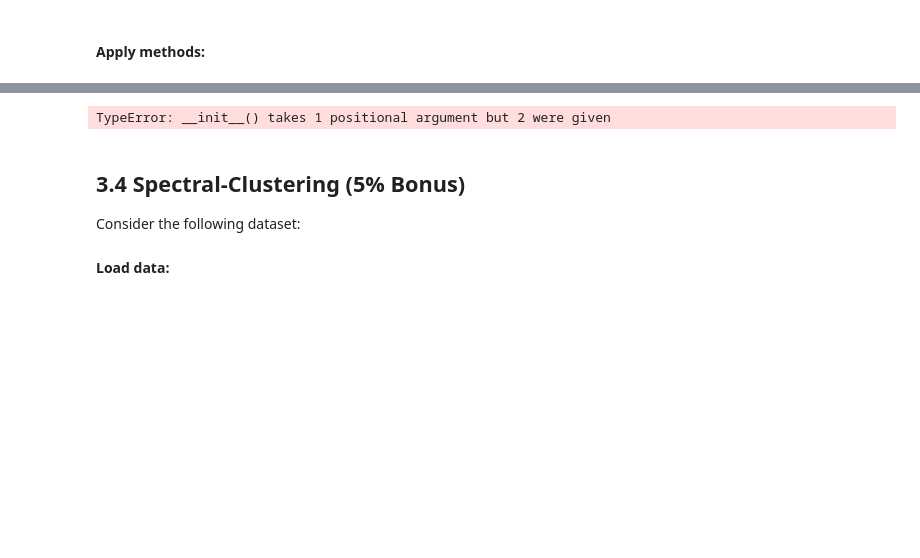
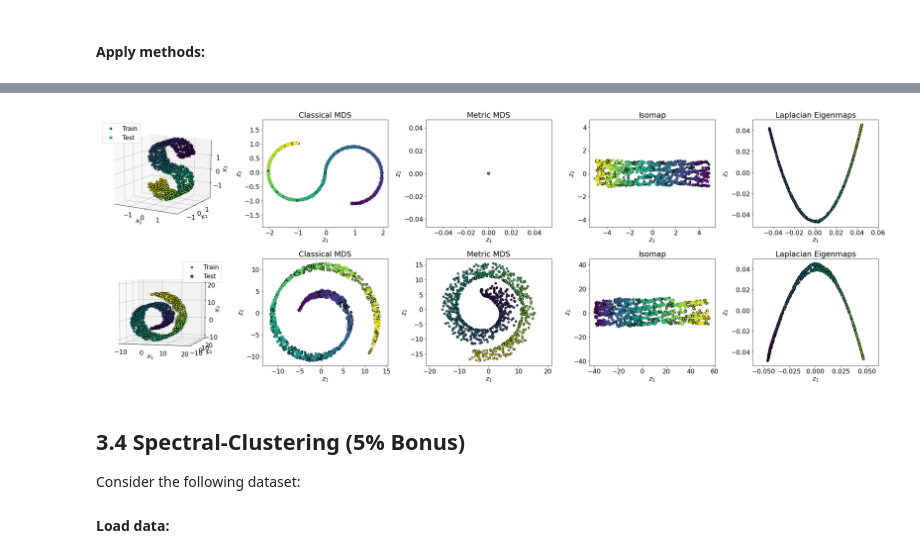
Before and after one commit to livneor207/unsupervised, a Jupyter notebook: Mine/HW4/ProblemSet4.ipynb, the cells around one changed output, grey strips where cells are left out. Cells and saved outputs as stored; diff of their text form; code cells hidden in the pictures; blank space fills up the shorter version.

```diff
--- a/Mine/HW4/ProblemSet4.ipynb
+++ b/Mine/HW4/ProblemSet4.ipynb
@@ -132,11 +125,12 @@ class MMDS:
         N = mDx.shape[0]
         Z_t = np.random.random((self.d, N))
 
+        mZ = None
         for _ in range (maxIter):
           D_z = cdist(Z_t.T, Z_t.T)
 
           Z_tilde = Z_t
-          C = -np.divide(mDx, D_z, where= D_z!=0)
+          C = -np.divide(mDx, D_z, where=(D_z != 0))
           C = C - np.diag(C)
           B = C - np.diag(np.sum(C, 1))
 
@@ -147,7 +141,6 @@ class MMDS:
 
           mZ = Z_t
 
-
         return mZ
 # %% [markdown]
 # Isomap
@@ -257,4 +243,5 @@ from scipy.sparse.linalg import eigsh
 # %%
+from scipy.sparse.linalg import eigsh
 
 class LaplacianEigenmaps:
     def __init__(self, d, K):
@@ -278,10 +265,9 @@ class LaplacianEigenmaps:
         It should be ~10 lines of code
         ==============================================
         '''
-
         sigma = np.median(cdist(mX.T, mX.T)) * σGain
         mG = kneighbors_graph(mX.T, self.K, mode='distance')
-        mG = mG.maximum(mG.T).toarray() ** 2  # -- Make G symmetric
+        mG = mG.maximum(mG.T).toarray() ** 2
         W = np.exp(-1 * (mG / (2 * (sigma ** 2))))
         W = np.where(mG > 0, mG, 0)
 
@@ -292,11 +278,8 @@ class LaplacianEigenmaps:
         idx = eigen_values.argsort()
 
         num_connected_components = connected_components(mG, directed=False, return_labels=False)
-        if (num_connected_components == 1):
-            print("LaplacianEigenmaps: the graph is connected, removing the first eigenvector")
-            mZ = eigen_vectors[:, idx][:, 1:]
-        else:
-            mZ = eigen_vectors[:, idx][:, : -1]
+
+        mZ = eigen_vectors[:, idx][:, :-1] if (num_connected_components > 1) else eigen_vectors[:, idx][:, 1:]
 
         return mZ.T
 # %% [markdown]
@@ -349,6 +330,8 @@ PlotData(mX2, mY2, vCx2, vCy2, ax2)
 # %% [markdown]
 #### Apply methods:
 # %%
+from sklearn.metrics import pairwise_distances
+
 lData     = []
 lData    += [(mX1, mY1, vCx1, vCy1)]
 lData    += [(mX2, mY2, vCx2, vCy2)]
@@ -361,19 +344,22 @@ lMethods += [(LaplacianEigenmaps(d=2, K=12), 'Laplacian Eigenmaps')]
 
 fig, mAxes = plt.subplots(2, 5, figsize=(28, 10))
 for ii, (mX, mY, vCx, vCy) in enumerate(lData):
+    mDxx = pairwise_distances(mX.T      )
+    mDxy = pairwise_distances(mX.T, mY.T)
+
     for jj, (oMap, name) in enumerate(lMethods, 1):
-        if   name == 'Classical MDS'      : mZx = oMap.FitTransform(cdist(mX.T, mX.T)**2); mZy = oMap.Transform(cdist(mX.T, mY.T)**2)
-        elif name == 'Metric MDS'         : mZx = oMap.FitTransform(cdist(mX.T, mX.T))   ; mZy = np.full((2, Ny), np.nan)
-        elif name == 'Isomap'             : mZx = oMap.FitTransform(mX)                  ; mZy = oMap.Transform(mY)
-        elif name == 'Laplacian Eigenmaps': mZx = oMap.FitTransform(mX)                  ; mZy = np.full((2, Ny), np.nan)
+        if   name == 'Classical MDS'      : mZx = oMap.FitTransform(mDxx**2); mZy = oMap.Transform(mDxy**2)
+        elif name == 'Metric MDS'         : mZx = oMap.FitTransform(mDxx)   ; mZy = np.full((2, Ny), np.nan)
+        elif name == 'Isomap'             : mZx = oMap.FitTransform(mX)     ; mZy = oMap.Transform(mY)
+        elif name == 'Laplacian Eigenmaps': mZx = oMap.FitTransform(mX)     ; mZy = np.full((2, Ny), np.nan)
 
         ax = mAxes[ii,jj]
-        ax.scatter(*mZx, s=25,  c=vCx, edgecolor='k')
-        ax.scatter(*mZy, s=100, c=vCy, marker='*')
+        ax.scatter   (*mZx, s=25,  c=vCx, edgecolor='k')
+        ax.scatter   (*mZy, s=100, c=vCy, marker='*')
         ax.set_xlabel('$z_1$')
         ax.set_ylabel('$z_2$')
-        ax.set_title(name)
-        ax.axis('equal')
+        ax.set_title (name)
+        ax.axis      ('equal')
 
     mAxes[ii,0].remove()
     PlotData(mX, mY, vCx, vCy, fig.add_subplot(2, 5, 1+5*ii, projection='3d'))
@@ -382,5 +368,5 @@ fig.axes[-2].view_init(elev=15, azim=300)
 fig.axes[-1].view_init(elev=5,  azim=285)
 
 plt.tight_layout()
-plt.show()
+plt.show        ()
 # %% [output]
@@ -389,4 +373,4 @@ plt.show()
-TypeError: __init__() takes 1 positional argument but 2 were given
+[figure, added]
 # %% [markdown]
 ## 3.4 Spectral-Clustering (5% Bonus)
 Consider the following dataset:
```
Also changed, not shown: parts of 24 cells of this notebook, 1 other file.
